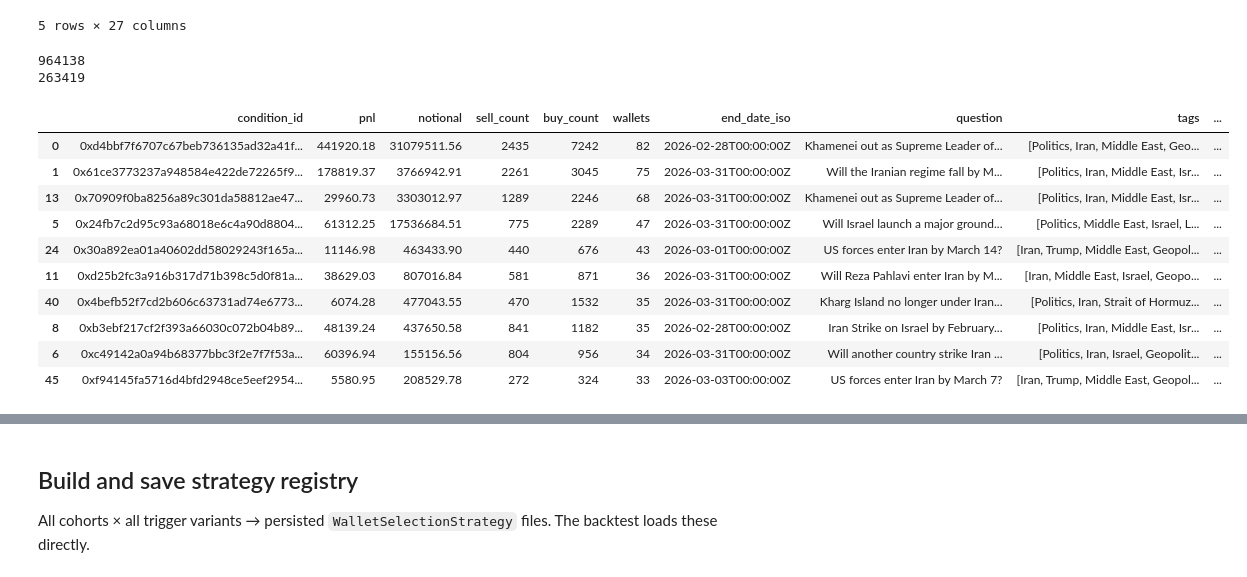
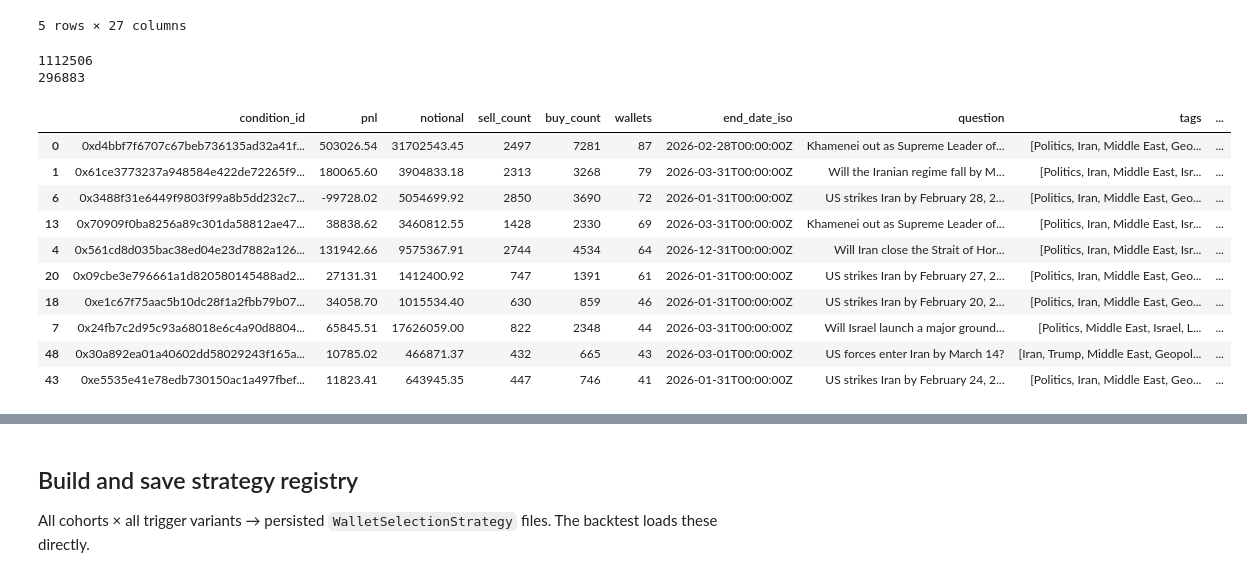
Before and after one commit to vobornij/polymarket, a Jupyter notebook: notebooks/flow/stage1_wallet_strategy_selection.ipynb, the cells around one changed output, grey strips where cells are left out. Saved outputs shown, nothing was run; the diff lists cells and outputs as text; code cells hidden in the pictures.

```diff
--- a/notebooks/flow/stage1_wallet_strategy_selection.ipynb
+++ b/notebooks/flow/stage1_wallet_strategy_selection.ipynb
@@ -401,7 +394,7 @@ wallet_vol_train.sort_values("copyable_pnl", ascending=False).head(10)
 # ].sort_values("copyable_roi", ascending=False).copy().reset_index(drop=True)
 
 wallet_cohorts['multi_filter'] = wallet_vol_train[
-    # (wallet_vol_train['copyable_roi'] >= 0.02)
+    #(wallet_vol_train['copyable_roi'] >= 0.02)
     # & (wallet_vol_train['copyable_pnl'] <= wallet_vol_train['total_pnl'])
     (wallet_vol_train['max_drawdown_to_pnl'] <= 0.3)
     # & (wallet_vol_train['max_drawdown_to_pnl'] >= 0.1)
@@ -409,6 +402,7 @@ wallet_cohorts['multi_filter'] = wallet_vol_train[
     & (wallet_vol_train['num_buckets'] >= 20)
     & (wallet_vol_train['top_market_pnl_pct'] < 0.3)
     & (wallet_vol_train['top5_pnl_pct'] < 0.5)
+    & (wallet_vol_train['copyable_pnl'] >= 100)
     # & (wallet_vol_train['copyable_pnl_factor'] >= 0.1)
     # & (wallet_vol_train['total_pnl'] > 10_000)
 ].sort_values("copyable_roi", ascending=False).copy().reset_index(drop=True)
@@ -470,39 +452,39 @@ df_slice.head()
 # %%
 wallets = set(wallet_cohorts['multi_filter']['wallet'])
 
 df = df_full[~df_full["is_train"]].copy()
 print(len(df))
 
 df_wallets = df[
     (df['wallet'].isin(wallets))
-    & (df['end_date_iso'] >= split_dt.isoformat())
+    & ~df['is_train']
     ].copy()
 print(len(df_wallets))
 
 df = df_wallets.groupby('condition_id').agg(
     pnl=('pnl', 'sum'),
     notional=('notional', 'sum'),
     sell_count=('side', lambda x: (x == 'SELL').sum()),
     buy_count=('side', lambda x: (x == 'BUY').sum()),
     wallets=('wallet', lambda x: x.nunique()),
 ).sort_values(by="pnl", key=np.abs, ascending=False).merge(mdf, on="condition_id", how="left")
 
 len(df)
 df.sort_values(by='wallets', ascending=False).head(10)
 # %% [output]
-964138
-263419
+1112506
+296883
 |  | condition_id | pnl | notional | sell_count | buy_count | wallets | end_date_iso | question | tags | ... |
-| 0 | 0xd4bbf7f6707c67beb736135ad32a41f... | 441920.18 | 31079511.56 | 2435 | 7242 | 82 | 2026-02-28T00:00:00Z | Khamenei out as Supreme Leader of... | [Politics, Iran, Middle East, Geo... | ... |
-| 1 | 0x61ce3773237a948584e422de72265f9... | 178819.37 | 3766942.91 | 2261 | 3045 | 75 | 2026-03-31T00:00:00Z | Will the Iranian regime fall by M... | [Politics, Iran, Middle East, Isr... | ... |
-| 13 | 0x70909f0ba8256a89c301da58812ae47... | 29960.73 | 3303012.97 | 1289 | 2246 | 68 | 2026-03-31T00:00:00Z | Khamenei out as Supreme Leader of... | [Politics, Iran, Middle East, Isr... | ... |
-| 5 | 0x24fb7c2d95c93a68018e6c4a90d8804... | 61312.25 | 17536684.51 | 775 | 2289 | 47 | 2026-03-31T00:00:00Z | Will Israel launch a major ground... | [Politics, Middle East, Israel, L... | ... |
-| 24 | 0x30a892ea01a40602dd58029243f165a... | 11146.98 | 463433.90 | 440 | 676 | 43 | 2026-03-01T00:00:00Z | US forces enter Iran by March 14? | [Iran, Trump, Middle East, Geopol... | ... |
-| 11 | 0xd25b2fc3a916b317d71b398c5d0f81a... | 38629.03 | 807016.84 | 581 | 871 | 36 | 2026-03-31T00:00:00Z | Will Reza Pahlavi enter Iran by M... | [Iran, Middle East, Israel, Geopo... | ... |
-| 40 | 0x4befb52f7cd2b606c63731ad74e6773... | 6074.28 | 477043.55 | 470 | 1532 | 35 | 2026-03-31T00:00:00Z | Kharg Island no longer under Iran... | [Politics, Iran, Strait of Hormuz... | ... |
-| 8 | 0xb3ebf217cf2f393a66030c072b04b89... | 48139.24 | 437650.58 | 841 | 1182 | 35 | 2026-02-28T00:00:00Z | Iran Strike on Israel by February... | [Politics, Iran, Middle East, Isr... | ... |
-| 6 | 0xc49142a0a94b68377bbc3f2e7f7f53a... | 60396.94 | 155156.56 | 804 | 956 | 34 | 2026-03-31T00:00:00Z | Will another country strike Iran ... | [Politics, Iran, Israel, Geopolit... | ... |
-| 45 | 0xf94145fa5716d4bfd2948ce5eef2954... | 5580.95 | 208529.78 | 272 | 324 | 33 | 2026-03-03T00:00:00Z | US forces enter Iran by March 7? | [Iran, Trump, Middle East, Geopol... | ... |
+| 0 | 0xd4bbf7f6707c67beb736135ad32a41f... | 503026.54 | 31702543.45 | 2497 | 7281 | 87 | 2026-02-28T00:00:00Z | Khamenei out as Supreme Leader of... | [Politics, Iran, Middle East, Geo... | ... |
+| 1 | 0x61ce3773237a948584e422de72265f9... | 180065.60 | 3904833.18 | 2313 | 3268 | 79 | 2026-03-31T00:00:00Z | Will the Iranian regime fall by M... | [Politics, Iran, Middle East, Isr... | ... |
+| 6 | 0x3488f31e6449f9803f99a8b5dd232c7... | -99728.02 | 5054699.92 | 2850 | 3690 | 72 | 2026-01-31T00:00:00Z | US strikes Iran by February 28, 2... | [Politics, Iran, Middle East, Geo... | ... |
+| 13 | 0x70909f0ba8256a89c301da58812ae47... | 38838.62 | 3460812.55 | 1428 | 2330 | 69 | 2026-03-31T00:00:00Z | Khamenei out as Supreme Leader of... | [Politics, Iran, Middle East, Isr... | ... |
+| 4 | 0x561cd8d035bac38ed04e23d7882a126... | 131942.66 | 9575367.91 | 2744 | 4534 | 64 | 2026-12-31T00:00:00Z | Will Iran close the Strait of Hor... | [Politics, Iran, Middle East, Isr... | ... |
+| 20 | 0x09cbe3e796661a1d820580145488ad2... | 27131.31 | 1412400.92 | 747 | 1391 | 61 | 2026-01-31T00:00:00Z | US strikes Iran by February 27, 2... | [Politics, Iran, Middle East, Geo... | ... |
+| 18 | 0xe1c67f75aac5b10dc28f1a2fbb79b07... | 34058.70 | 1015534.40 | 630 | 859 | 46 | 2026-01-31T00:00:00Z | US strikes Iran by February 20, 2... | [Politics, Iran, Middle East, Geo... | ... |
+| 7 | 0x24fb7c2d95c93a68018e6c4a90d8804... | 65845.51 | 17626059.00 | 822 | 2348 | 44 | 2026-03-31T00:00:00Z | Will Israel launch a major ground... | [Politics, Middle East, Israel, L... | ... |
+| 48 | 0x30a892ea01a40602dd58029243f165a... | 10785.02 | 466871.37 | 432 | 665 | 43 | 2026-03-01T00:00:00Z | US forces enter Iran by March 14? | [Iran, Trump, Middle East, Geopol... | ... |
+| 43 | 0xe5535e41e78edb730150ac1a497fbef... | 11823.41 | 643945.35 | 447 | 746 | 41 | 2026-01-31T00:00:00Z | US strikes Iran by February 24, 2... | [Politics, Iran, Middle East, Geo... | ... |
 # %%
 MARKET = '0x3488f31e6449f9803f99a8b5dd232c7ad883637f1c86e6953305a2ef19c77f20'
 
```
Also changed, not shown: parts of 19 cells of this notebook, 2 other files.
